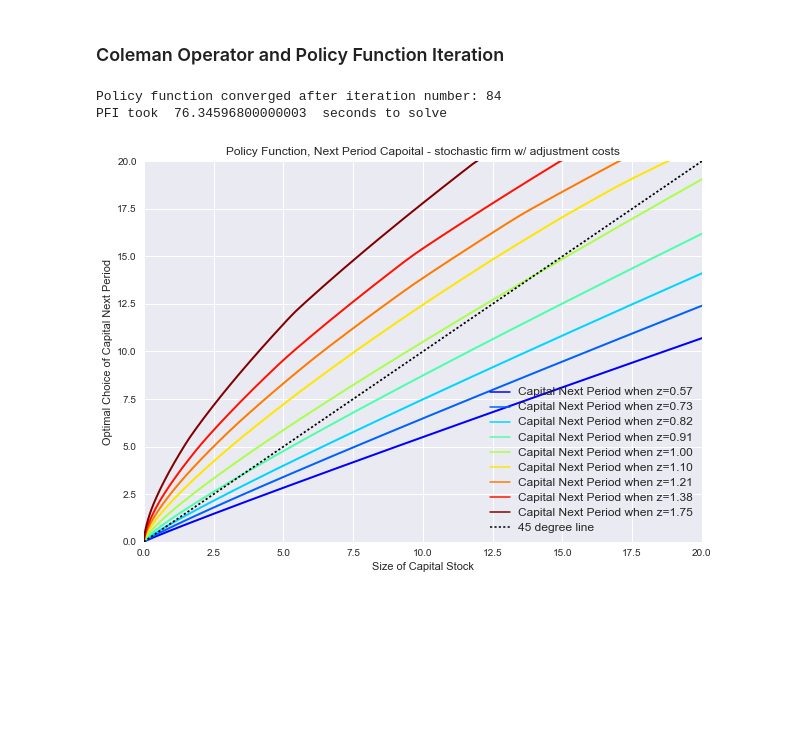
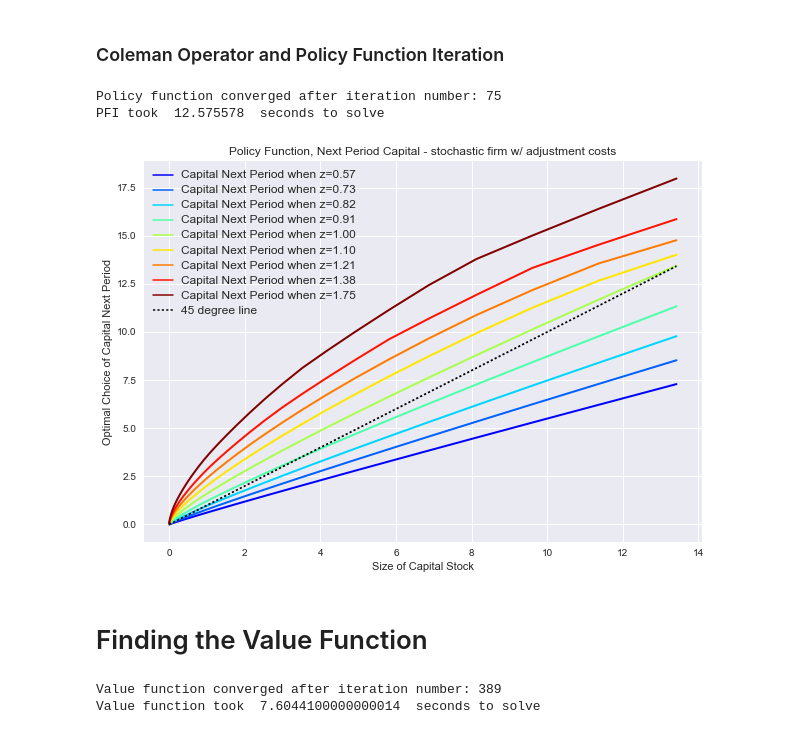
Before and after one commit to rzhang15/BootCamp2017, a Jupyter notebook: ProbSets/Econ/Week_3/rzhang15_exercise3.ipynb, the cells around one changed output. Saved outputs shown, nothing was run; the diff lists cells and outputs as text; code cells hidden in the pictures; blank space fills up the shorter version.

```diff
--- a/ProbSets/Econ/Week_3/rzhang15_exercise3.ipynb
+++ b/ProbSets/Econ/Week_3/rzhang15_exercise3.ipynb
@@ -31,13 +31,13 @@ sizez = 9
 ### Capital Stock Grid
 # %%
 # Discretizing the space of capital stock
-dens = 5
+dens = 1
 # put in bounds here for the capital stock space
 kstar = ((((1 / betafirm - 1 + delta) * ((w / alpha_l) **
                                          (alpha_l / (1 - alpha_l)))) /
          (alpha_k * (1** (1 / (1 - alpha_l))))) **
          ((1 - alpha_l) / (alpha_k + alpha_l - 1)))
-kbar = 3*kstar
+kbar = 2*kstar
 lb_k = 0.001
 ub_k = kbar
 krat = np.log(lb_k / ub_k)
@@ -92,24 +92,6 @@ def coleman_operator(g, kvec, beta, delta, c_prime1, c_prime2, op_prime2, pi, z_
         The set of capital stock grid points
     beta : scalar
         The discount factor
-    delta : scalar
-        The depreciation
-    c_prime1 : function
-        The derivative u'(c) of the utility function
-    c_prime2 : function
-        The production function f(k)
-    op_prime2 : function
-        The derivative f'(k)
-    pi : numpy array (float, ndim=2)
-        Transition matrix between shocks
-    z_grid = numpy array (float, ndim=1)
-        Array of possible shock values
-    sizez : scalar
-        Number of possible shock values
-    sizek : scalar
-        Size of kvec
-    Kg : array_like(float, ndim=2) optional (default=None)
-        Array to write output values to
 
     """
     # == Initialize Kg if necessary == #
@@ -146,34 +127,35 @@ def compute_pol(g_init, kvec, beta, delta, c_prime1, c_prime2, op_prime2, pi, z_
 # %%
 g_init = np.zeros((sizek,sizez))
 start_time = time.clock()
-g = compute_pol(g_init, kvec, betafirm, delta, c_prime1, c_prime2, op_prime2, pi, z_grid, sizez, sizek)
-time = time.clock() - start_time
-print('PFI took ', time, ' seconds to solve')
+g_col = compute_pol(g_init, kvec, betafirm, delta, c_prime1, c_prime2, op_prime2, pi, z_grid, sizez, sizek)
+time_1 = time.clock() - start_time
+print('PFI took ', time_1, ' seconds to solve')
 # %% [output]
-Policy function converged after iteration number: 84
-PFI took  76.34596800000003  seconds to solve
+Policy function converged after iteration number: 75
+PFI took  12.575578  seconds to solve
 # %%
 # Plot optimal capital stock rule as a function of firm size
 fig, ax = plt.subplots(figsize=(10,7))
 for k in range(sizez):
     lb = 'Capital Next Period when z='+format(z_grid[k],'.2f')
-    ax.plot(kvec, g[:,k], color=plt.cm.jet((k+1)/sizez),lw=2,label=lb)
+    ax.plot(kvec, g_col[:,k], color=plt.cm.jet((k+1)/sizez),lw=2,label=lb)
 ax.plot(kvec, kvec, 'k:', label='45 degree line')
 # Now add the legend with some customizations.
 legend = ax.legend(loc='best', shadow=True)
 # The frame is matplotlib.patches.Rectangle instance surrounding the legend.
 frame = legend.get_frame()
 frame.set_facecolor('0.90')
 # Set the fontsize
 for label in legend.get_texts():
     label.set_fontsize('large')
 for label in legend.get_lines():
     label.set_linewidth(1.5)  # the legend line width
 plt.xlabel('Size of Capital Stock')
-plt.axis([0,20,0,20])
 plt.ylabel('Optimal Choice of Capital Next Period')
-plt.title('Policy Function, Next Period Capoital - stochastic firm w/ ' +
+plt.title('Policy Function, Next Period Capital - stochastic firm w/ ' +
           'adjustment costs')
 plt.show()
 # %% [output]
-[figure, old version]
+[figure, new version]
+# %% [markdown]
+# Finding the Value Function
@@ -179,0 +187,14 @@ plt.show()
+# %%
+VFtol = 1e-6
+VFdist = 7.0
+VFmaxiter = 3000
+V = np.zeros((sizek,sizez))  # initial guess at value function for z and k
+VFiter = 1
+
+start_time = time.clock()
+VF = value_iteration(VFdist,VFtol,VFiter,VFmaxiter,V,sizek,sizez,pi,e,betafirm,g_col,kvec)
+time_2 = time.clock() - start_time
+print('Value function took ', time_2, ' seconds to solve')
+# %% [output]
+Value function converged after iteration number: 389
+Value function took  7.6044100000000014  seconds to solve
```
Also changed, not shown: parts of 3 cells of this notebook, 5 other files.
